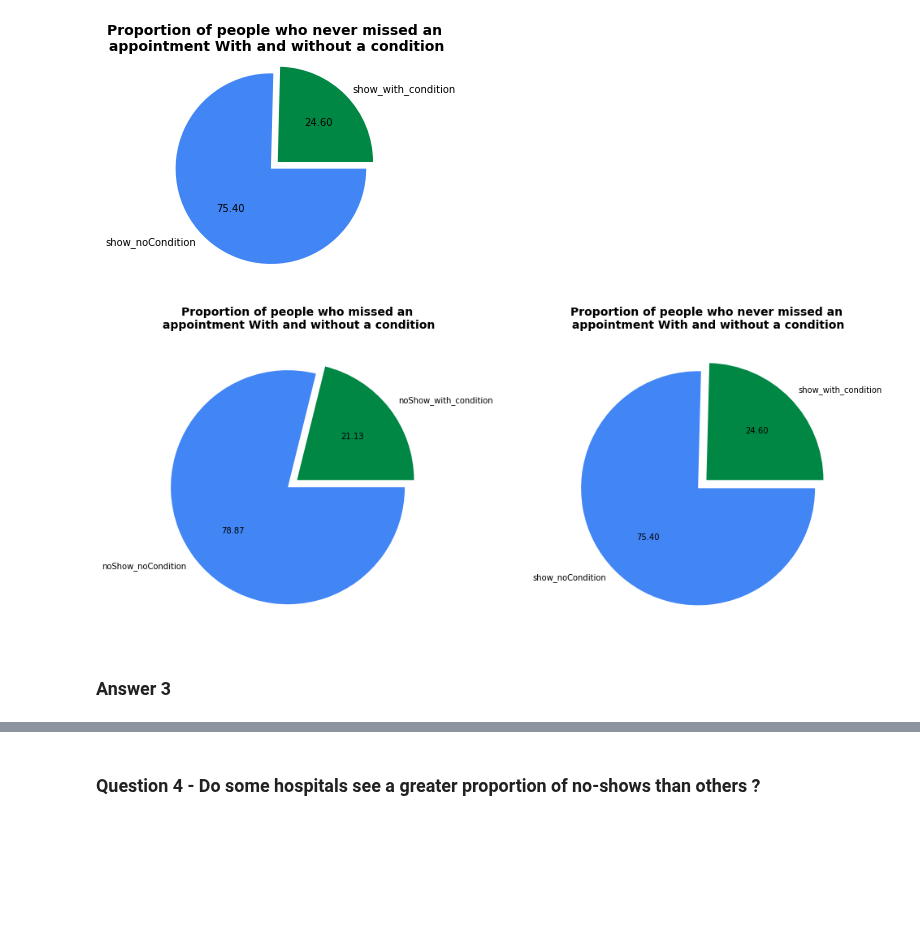
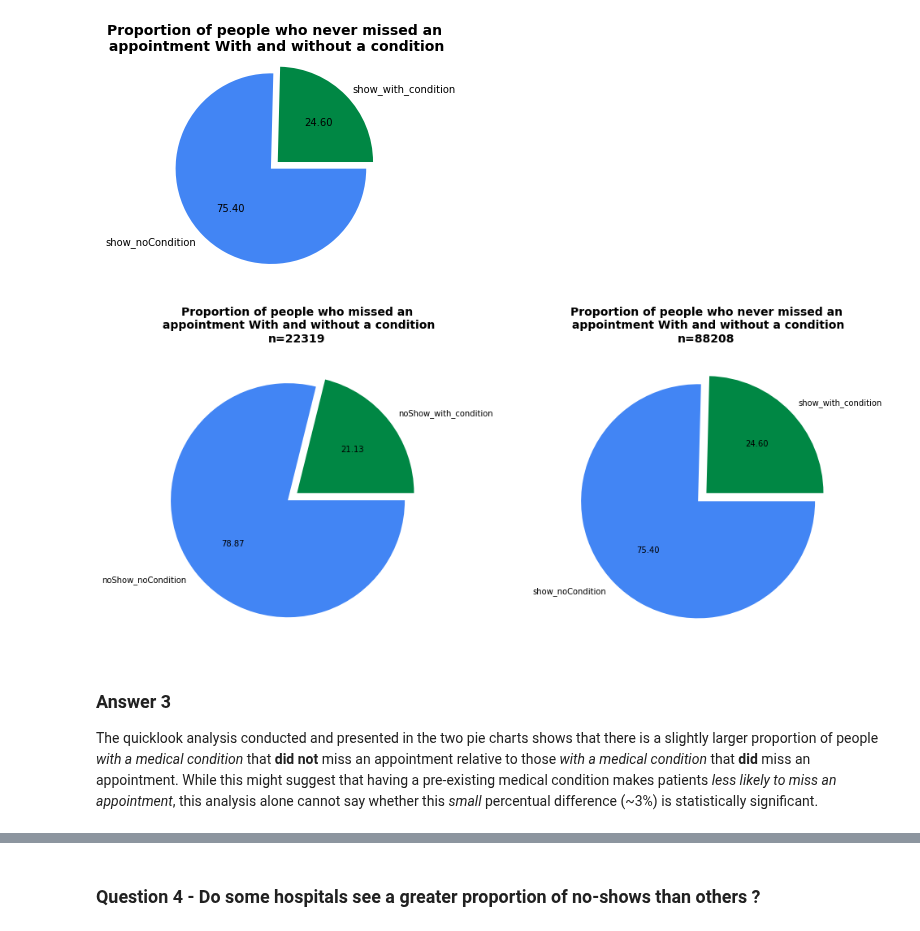
Before and after one commit to Zabamund/datasci-nano, a Jupyter notebook: inv-dataset/noshow.ipynb, the cells around one changed output, grey strips where cells are left out. Cells and saved outputs as stored; diff of their text form; code cells hidden in the pictures; blank space fills up the shorter version.

Commit message:
further analysis and testing

```diff
--- a/inv-dataset/noshow.ipynb
+++ b/inv-dataset/noshow.ipynb
@@ -754,26 +757,29 @@ plt.show()
 # And plotting both pie charts side-by-side for easy visual comparison:
 # TODO
 # %%
-# Both plots
+# Both plots side-by-side
+# properties shared by plots
 clr = ['#008744','#4285f4']
 explosion = [0,0.1]
 
 # Plot 1
 labels1 = 'noShow_with_condition','noShow_noCondition'
 data1 = [len(no_show_hasCondition),len(no_show_noCondition)]
+n1 = len(no_show_hasCondition) + len(no_show_noCondition)
 
 # Plot 2
 labels2 = 'show_with_condition','show_noCondition'
 data2 = [len(show_hasCondition),len(show_noCondition)]
+n2 = len(show_hasCondition) + len(show_noCondition)
 
 fig = plt.figure(figsize=(10,10))
 ax1 = fig.add_axes([0, 0, .5, .5], aspect=1)
 ax1.pie(data1,labels=labels1,autopct='%1.2f',startangle=0,explode=explosion,colors=clr)
-ax1.set_title('Proportion of people who missed an\n appointment With and without a condition', fontsize=14, fontweight='bold')
+ax1.set_title('Proportion of people who missed an\n appointment With and without a condition\nn='+str(n1), fontsize=14, fontweight='bold')
 ax2 = fig.add_axes([.7, .0, .5, .5], aspect=1)
 ax2.pie(data2,labels=labels2,autopct='%1.2f',startangle=0,explode=explosion,colors=clr)
-ax2.set_title('Proportion of people who never missed an\n appointment With and without a condition', fontsize=14, fontweight='bold')
+ax2.set_title('Proportion of people who never missed an\n appointment With and without a condition\nn='+str(n2), fontsize=14, fontweight='bold')
 
 plt.show()
 # %% [output]
-[figure, old version]
+[figure, new version]
@@ -786,5 +786,6 @@ plt.show()
-# %% [markdown]
-### Answer 3
+# %% [markdown]
+### Answer 3
+The quicklook analysis conducted and presented in the two pie charts shows that there is a slightly larger proportion of people *with a medical condition* that **did not** miss an appointment relative to those *with a medical condition* that **did** miss an appointment. While this might suggest that having a pre-existing medical condition makes patients *less likely to miss an appointment*, this analysis alone cannot say whether this *small* percentual difference (~3%) is statistically significant.
 # %% [markdown]
 <a href="http://mariafresa.net/clipart/horizontal-line-clipart.html" title="Image from mariafresa.net"><img src="http://mariafresa.net/data_gallery/horizontal-line-clipart-Zg61u9-clipart_8164.gif" width="250" alt="Horizontal Line Clipart Zg61u9 Clipart_8164" /></a>
 # %% [markdown]
```
Also changed, not shown: parts of 20 cells of this notebook.
